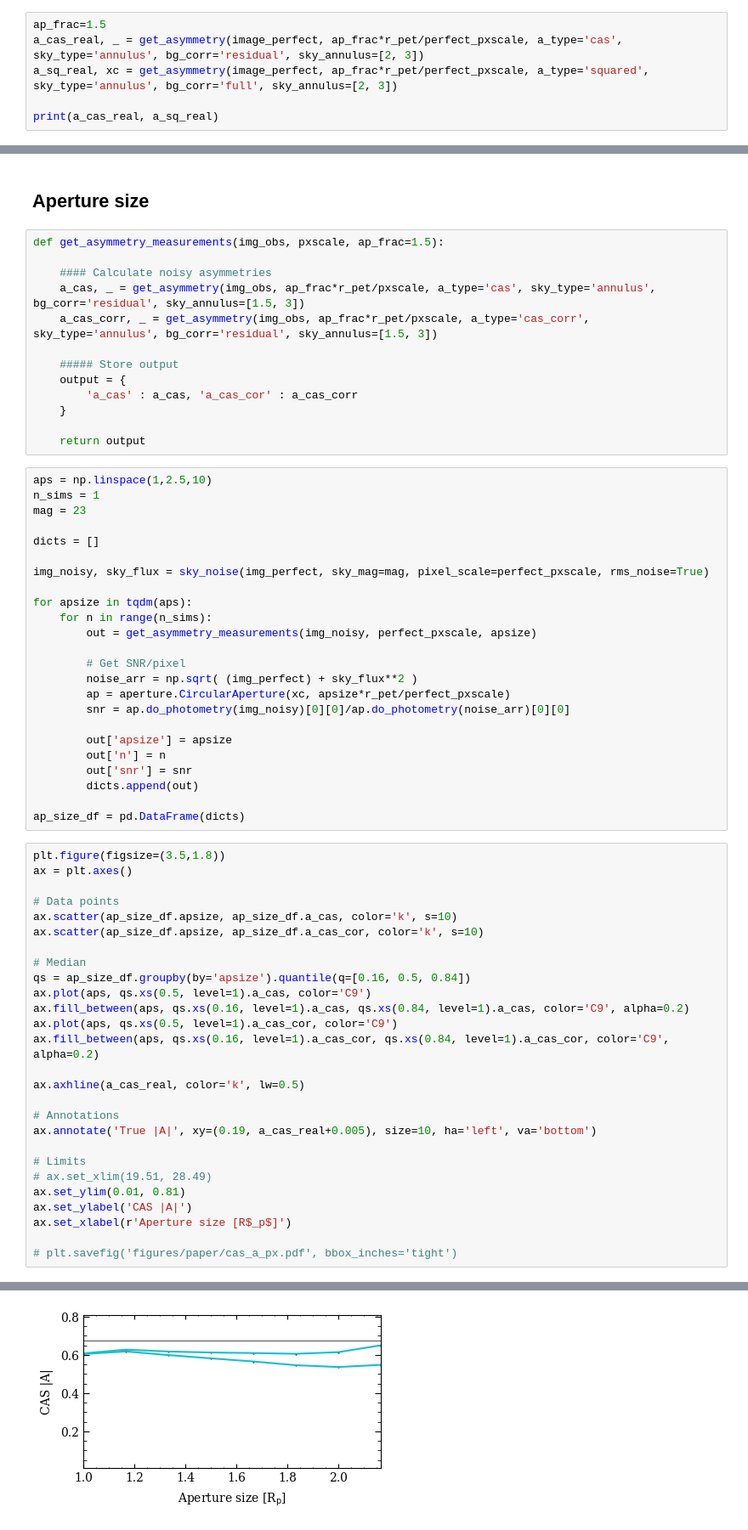
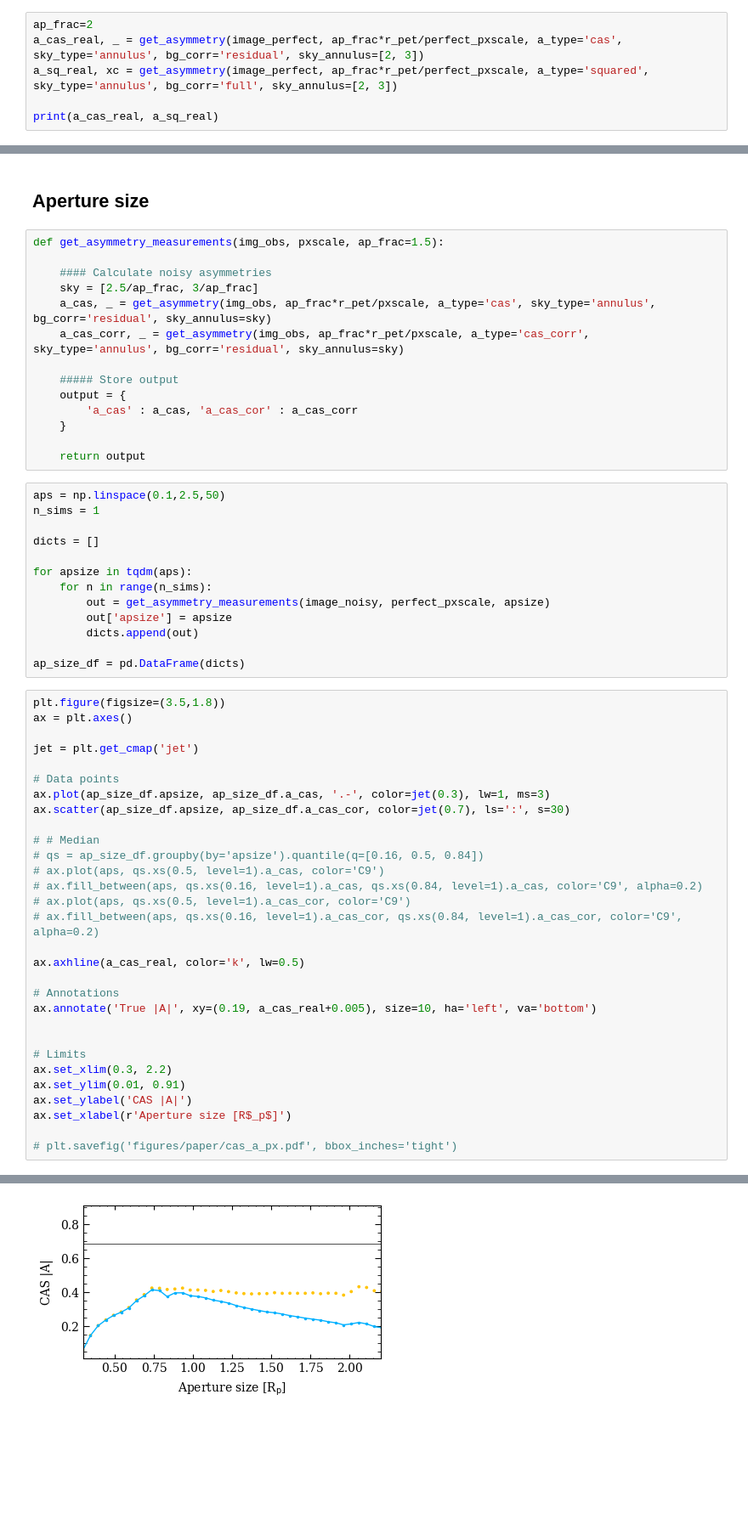
Before and after one commit to astro-nova/asymmetry, a Jupyter notebook: 10 Asymmetry Series - Final.ipynb, the cells around one changed output, grey strips where cells are left out. Shown at 85% size. Cells and saved outputs as stored; diff of their text form; blank space fills up the shorter version.

```diff
--- a/10 Asymmetry Series - Final.ipynb
+++ b/10 Asymmetry Series - Final.ipynb
@@ -246,7 +247,7 @@ def get_asymmetry_measurements(img_obs, pxscale, ap_frac=1.5):
 # %% [markdown]
 ### Real asymmetry
 # %%
-ap_frac=1.5
+ap_frac=2
 a_cas_real, _ = get_asymmetry(image_perfect, ap_frac*r_pet/perfect_pxscale, a_type='cas', sky_type='annulus', bg_corr='residual', sky_annulus=[2, 3])
 a_sq_real, xc = get_asymmetry(image_perfect, ap_frac*r_pet/perfect_pxscale, a_type='squared', sky_type='annulus', bg_corr='full', sky_annulus=[2, 3])
 
@@ -623,8 +626,9 @@ sky_mags_df.to_csv('data/sky_series.csv', index=False)
 def get_asymmetry_measurements(img_obs, pxscale, ap_frac=1.5):
 
     #### Calculate noisy asymmetries
-    a_cas, _ = get_asymmetry(img_obs, ap_frac*r_pet/pxscale, a_type='cas', sky_type='annulus', bg_corr='residual', sky_annulus=[1.5, 3])
-    a_cas_corr, _ = get_asymmetry(img_obs, ap_frac*r_pet/pxscale, a_type='cas_corr', sky_type='annulus', bg_corr='residual', sky_annulus=[1.5, 3])
+    sky = [2.5/ap_frac, 3/ap_frac]
+    a_cas, _ = get_asymmetry(img_obs, ap_frac*r_pet/pxscale, a_type='cas', sky_type='annulus', bg_corr='residual', sky_annulus=sky)
+    a_cas_corr, _ = get_asymmetry(img_obs, ap_frac*r_pet/pxscale, a_type='cas_corr', sky_type='annulus', bg_corr='residual', sky_annulus=sky)
 
     ##### Store output
     output = {
@@ -633,56 +637,48 @@ def get_asymmetry_measurements(img_obs, pxscale, ap_frac=1.5):
 
     return output
 # %%
-aps = np.linspace(1,2.5,10)
+aps = np.linspace(0.1,2.5,50)
 n_sims = 1
-mag = 23
 
 dicts = []
 
-img_noisy, sky_flux = sky_noise(img_perfect, sky_mag=mag, pixel_scale=perfect_pxscale, rms_noise=True)
-
 for apsize in tqdm(aps):
     for n in range(n_sims):
-        out = get_asymmetry_measurements(img_noisy, perfect_pxscale, apsize)
-
-        # Get SNR/pixel
-        noise_arr = np.sqrt( (img_perfect) + sky_flux**2 )
-        ap = aperture.CircularAperture(xc, apsize*r_pet/perfect_pxscale)
-        snr = ap.do_photometry(img_noisy)[0][0]/ap.do_photometry(noise_arr)[0][0]
-
+        out = get_asymmetry_measurements(image_noisy, perfect_pxscale, apsize)
         out['apsize'] = apsize
-        out['n'] = n
-        out['snr'] = snr
         dicts.append(out)
 
 ap_size_df = pd.DataFrame(dicts)
 # %%
 plt.figure(figsize=(3.5,1.8))
 ax = plt.axes()
 
+jet = plt.get_cmap('jet')
+
 # Data points
-ax.scatter(ap_size_df.apsize, ap_size_df.a_cas, color='k', s=10)
-ax.scatter(ap_size_df.apsize, ap_size_df.a_cas_cor, color='k', s=10)
+ax.plot(ap_size_df.apsize, ap_size_df.a_cas, '.-', color=jet(0.3), lw=1, ms=3)
+ax.scatter(ap_size_df.apsize, ap_size_df.a_cas_cor, color=jet(0.7), ls=':', s=30)
 
-# Median
-qs = ap_size_df.groupby(by='apsize').quantile(q=[0.16, 0.5, 0.84])
-ax.plot(aps, qs.xs(0.5, level=1).a_cas, color='C9')
-ax.fill_between(aps, qs.xs(0.16, level=1).a_cas, qs.xs(0.84, level=1).a_cas, color='C9', alpha=0.2)
-ax.plot(aps, qs.xs(0.5, level=1).a_cas_cor, color='C9')
-ax.fill_between(aps, qs.xs(0.16, level=1).a_cas_cor, qs.xs(0.84, level=1).a_cas_cor, color='C9', alpha=0.2)
+# # Median
+# qs = ap_size_df.groupby(by='apsize').quantile(q=[0.16, 0.5, 0.84])
+# ax.plot(aps, qs.xs(0.5, level=1).a_cas, color='C9')
+# ax.fill_between(aps, qs.xs(0.16, level=1).a_cas, qs.xs(0.84, level=1).a_cas, color='C9', alpha=0.2)
+# ax.plot(aps, qs.xs(0.5, level=1).a_cas_cor, color='C9')
+# ax.fill_between(aps, qs.xs(0.16, level=1).a_cas_cor, qs.xs(0.84, level=1).a_cas_cor, color='C9', alpha=0.2)
 
 ax.axhline(a_cas_real, color='k', lw=0.5)
 
 # Annotations
 ax.annotate('True |A|', xy=(0.19, a_cas_real+0.005), size=10, ha='left', va='bottom')
 
+
 # Limits
-# ax.set_xlim(19.51, 28.49)
-ax.set_ylim(0.01, 0.81)
+ax.set_xlim(0.3, 2.2)
+ax.set_ylim(0.01, 0.91)
 ax.set_ylabel('CAS |A|')
 ax.set_xlabel(r'Aperture size [R$_p$]')
 
 # plt.savefig('figures/paper/cas_a_px.pdf', bbox_inches='tight')
 # %% [output]
 Text(0.5, 0, 'Aperture size [R$_p$]')
-[figure, old version]
+[figure, new version]
```
Also changed, not shown: parts of 4 cells of this notebook.
